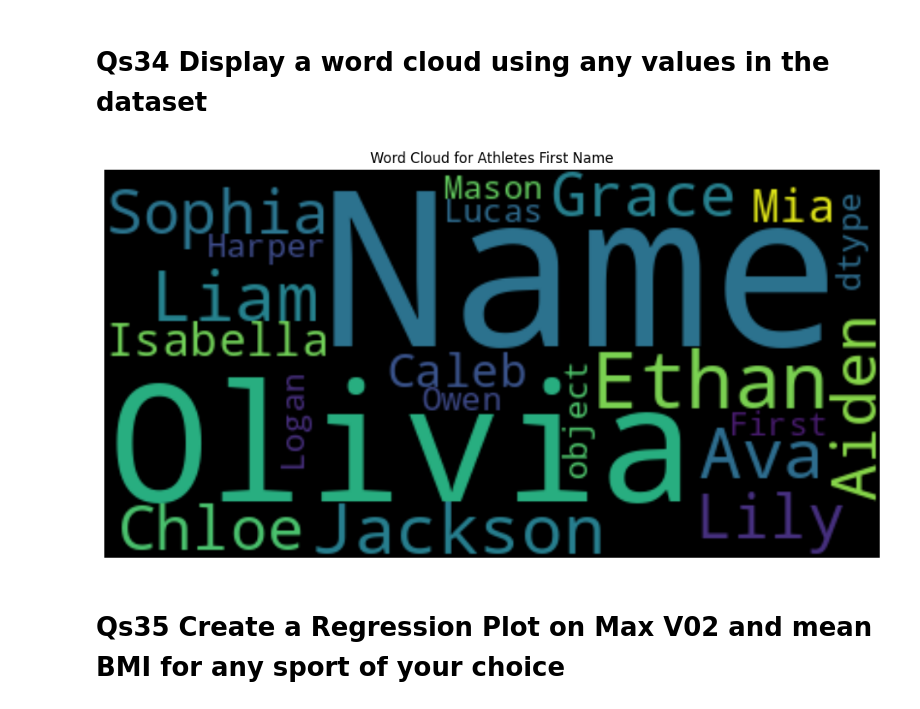
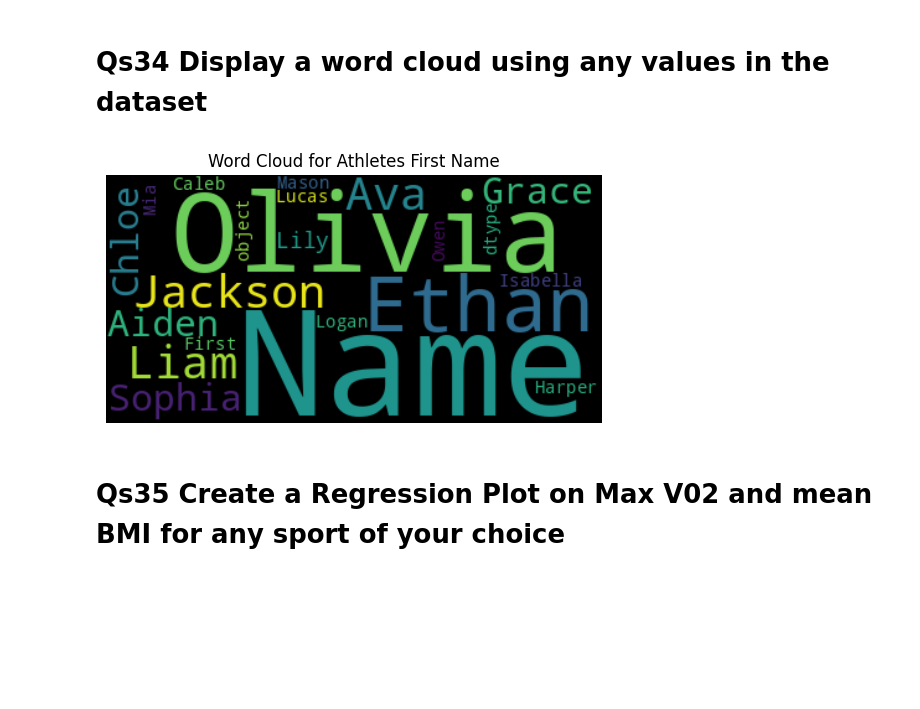
Before and after one commit to Soumi88-dev/Team4_Python_Warriors, a Jupyter notebook: Team4_Python_Warriers_Main80_Questions.ipynb, the cells around one changed output. Drawn from its saved outputs; the diff is of its cells as text; code cells hidden in the pictures; blank space fills up the shorter version.

```diff
--- a/Team4_Python_Warriers_Main80_Questions.ipynb
+++ b/Team4_Python_Warriers_Main80_Questions.ipynb
@@ -18,7 +17,7 @@ Mounted at /content/drive
 # %%
 #Read the excel file and store the sheets into dataframes.
-#dataset = pd.ExcelFile('/content/drive/MyDrive/Google Colab Practice Folder/Python_hackathon_Aug2024/V02Max_Combined.xlsx')
-dataset='Hackathon_Aug24/V02Max_Combined.xlsx'
+dataset = pd.ExcelFile('/content/drive/MyDrive/Google Colab Practice Folder/Python_hackathon_Aug2024/V02Max_Combined.xlsx')
+#dataset='Hackathon_Aug24/V02Max_Combined.xlsx'
 
 Athletes = pd.read_excel(dataset, sheet_name = 'Athletes')
 Kayaking = pd.read_excel(dataset, sheet_name = 'Kayaking')
@@ -666,19 +677,19 @@ Type of this is:  {<class 'tuple'>} and length of the tuple is:  5
 # %%
 # iterate through the Athletes data frame
 for Name in Athletes.iterrows():
 
   # typecaste each First Name to string
   first_names = str(Athletes['First Name'])
 
 wordcloud = wc.WordCloud(width=400, height=200, background_color='black').generate(first_names)
 
-plt.figure(figsize=(12, 8))
+#plt.figure(figsize=(12, 8))
 plt.imshow(wordcloud, interpolation='bilinear')
 plt.title('Word Cloud for Athletes First Name')
 plt.axis('off')
 plt.show()
 # %% [output]
-[figure, old version]
+[figure, new version]
 # %% [markdown]
 # Qs35 Create a Regression Plot on Max V02 and mean BMI for any sport of your choice
 # %%
```
Also changed, not shown: parts of 24 cells of this notebook.
